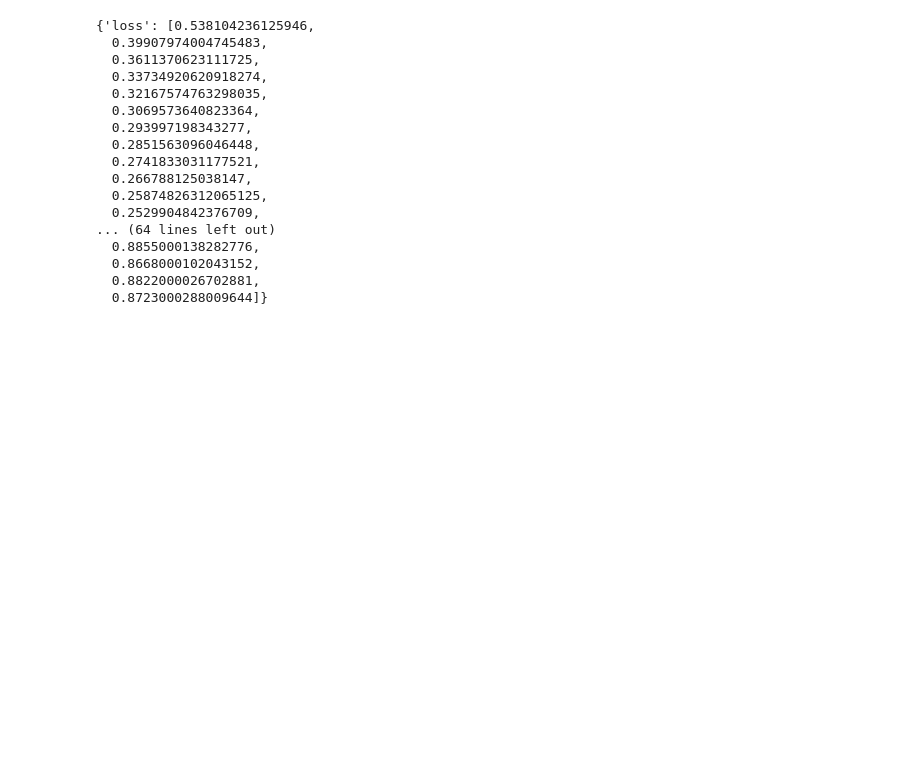
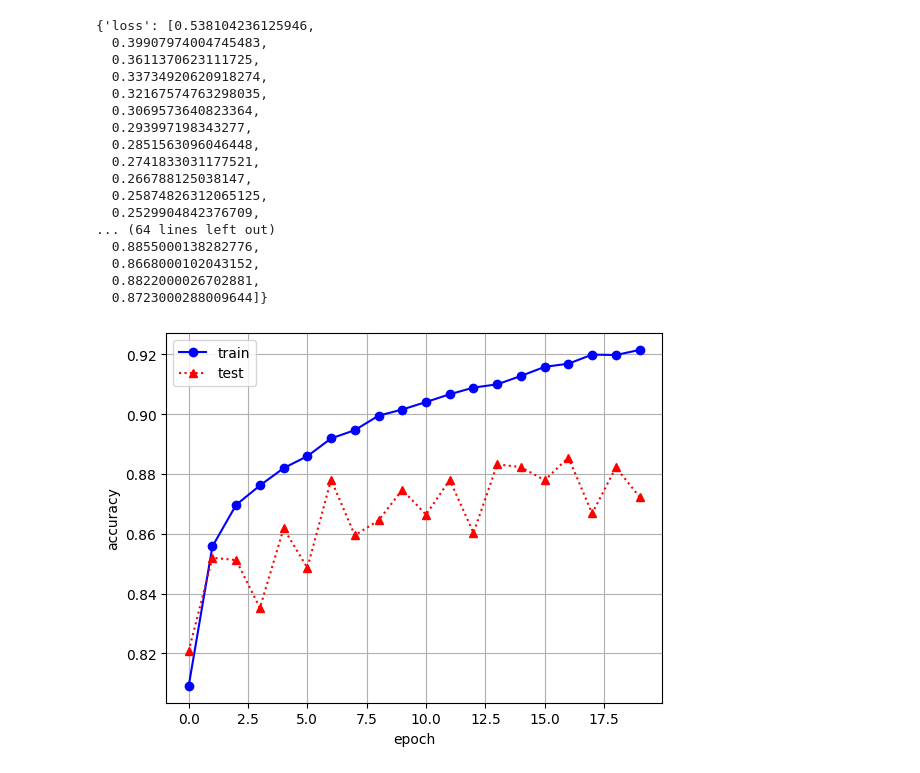
Before and after one commit to JakeOh/202605_BD57, a Jupyter notebook: lab_ml/ml17_ann_mnist.ipynb, the cells around one changed output. Cells and saved outputs as stored; diff of their text form; code cells hidden in the pictures; blank space fills up the shorter version.

```diff
--- a/lab_ml/ml17_ann_mnist.ipynb
+++ b/lab_ml/ml17_ann_mnist.ipynb
@@ -759,3 +763,14 @@ history
   0.8668000102043152,
   0.8822000026702881,
   0.8723000288009644]}
+# %%
+# epoch에 따른 (훈련/검증) 정확도 변화
+plt.plot(result.epoch, history['sparse_categorical_accuracy'], 'bo-', label='train')
+plt.plot(result.epoch, history['val_sparse_categorical_accuracy'], 'r^:', label='test')
+plt.xlabel('epoch')
+plt.ylabel('accuracy')
+plt.legend()
+plt.grid()
+plt.show()
+# %% [output]
+[figure, added]
```
Also changed, not shown: parts of 6 cells of this notebook.
